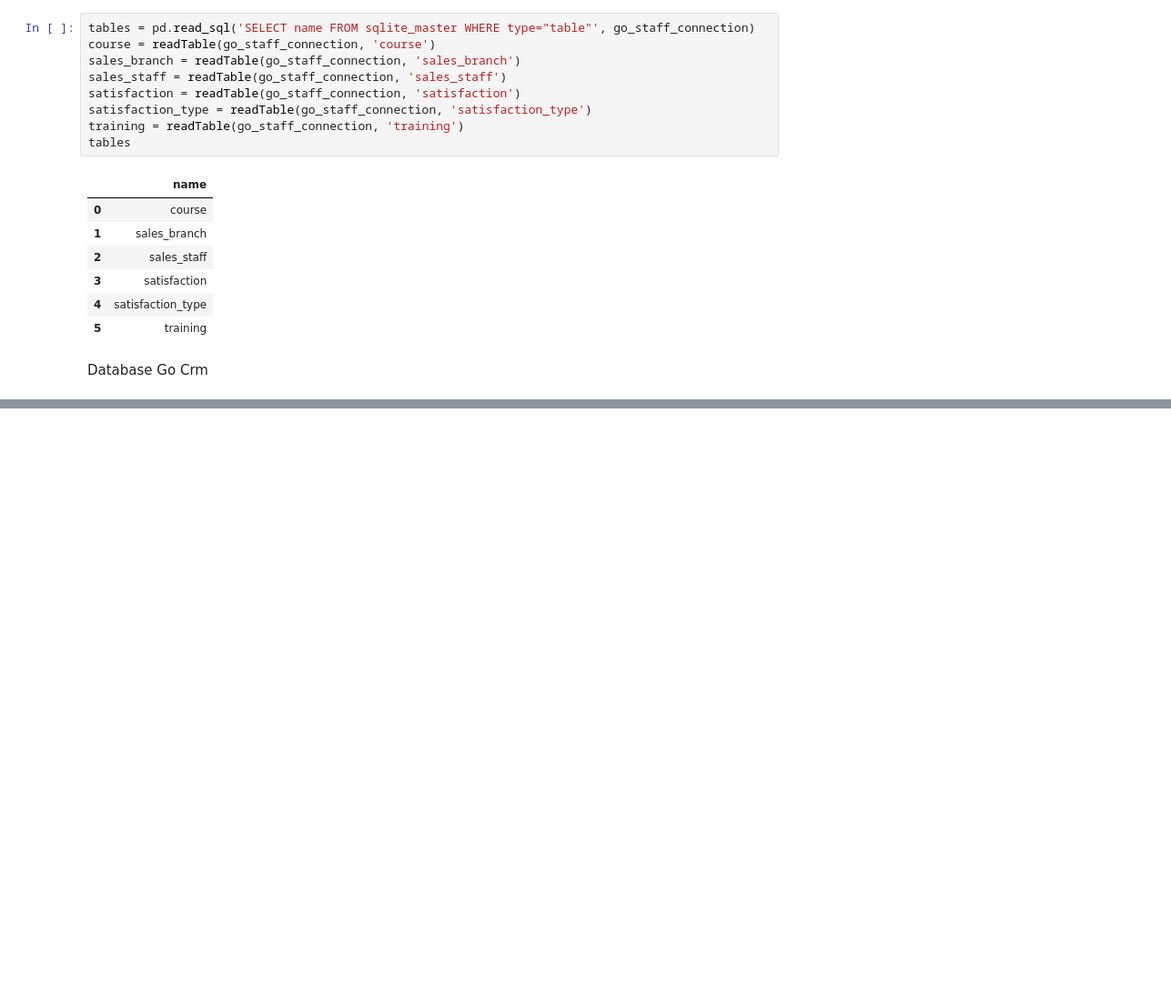
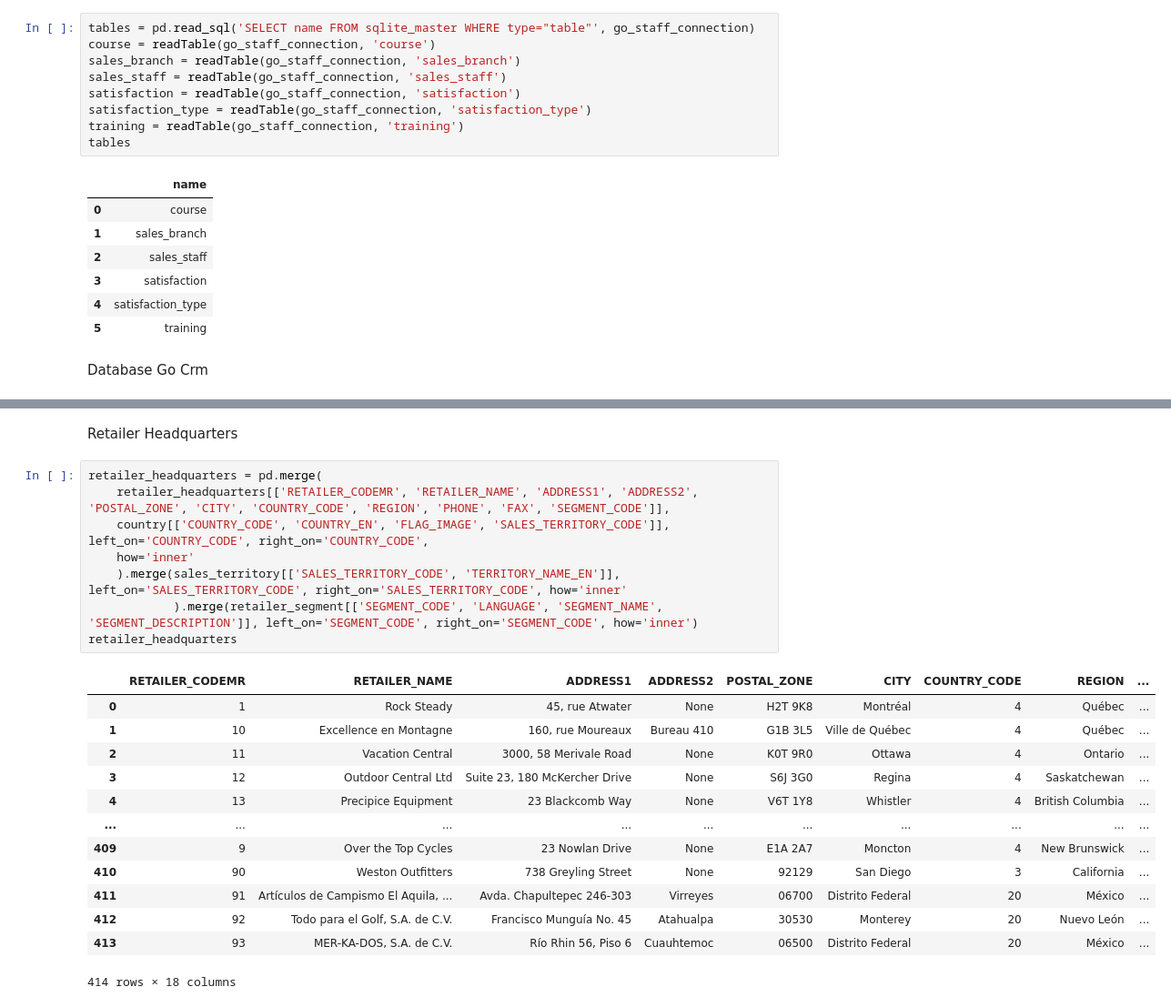
Before and after one commit to OutworldToast/Data-Warehouse, a Jupyter notebook: DataWarehouse.ipynb, the cells around one changed output, grey strips where cells are left out. Shown at 91% size. Drawn from its saved outputs; the diff is of its cells as text; blank space fills up the shorter version.

```diff
--- a/DataWarehouse.ipynb
+++ b/DataWarehouse.ipynb
@@ -132,0 +137,24 @@ tables
+# %% [markdown]
+Retailer Headquarters
+# %%
+retailer_headquarters = pd.merge(
+    retailer_headquarters[['RETAILER_CODEMR', 'RETAILER_NAME', 'ADDRESS1', 'ADDRESS2', 'POSTAL_ZONE', 'CITY', 'COUNTRY_CODE', 'REGION', 'PHONE', 'FAX', 'SEGMENT_CODE']],
+    country[['COUNTRY_CODE', 'COUNTRY_EN', 'FLAG_IMAGE', 'SALES_TERRITORY_CODE']], left_on='COUNTRY_CODE', right_on='COUNTRY_CODE',
+    how='inner'
+    ).merge(sales_territory[['SALES_TERRITORY_CODE', 'TERRITORY_NAME_EN']], left_on='SALES_TERRITORY_CODE', right_on='SALES_TERRITORY_CODE', how='inner'
+            ).merge(retailer_segment[['SEGMENT_CODE', 'LANGUAGE', 'SEGMENT_NAME', 'SEGMENT_DESCRIPTION']], left_on='SEGMENT_CODE', right_on='SEGMENT_CODE', how='inner')
+retailer_headquarters
+# %% [output]
+|  | RETAILER_CODEMR | RETAILER_NAME | ADDRESS1 | ADDRESS2 | POSTAL_ZONE | CITY | COUNTRY_CODE | REGION | ... |
+| 0 | 1 | Rock Steady | 45, rue Atwater | None | H2T 9K8 | Montréal | 4 | Québec | ... |
+| 1 | 10 | Excellence en Montagne | 160, rue Moureaux | Bureau 410 | G1B 3L5 | Ville de Québec | 4 | Québec | ... |
+| 2 | 11 | Vacation Central | 3000, 58 Merivale Road | None | K0T 9R0 | Ottawa | 4 | Ontario | ... |
+| 3 | 12 | Outdoor Central Ltd | Suite 23, 180 McKercher Drive | None | S6J 3G0 | Regina | 4 | Saskatchewan | ... |
+| 4 | 13 | Precipice Equipment | 23 Blackcomb Way | None | V6T 1Y8 | Whistler | 4 | British Columbia | ... |
+| ... | ... | ... | ... | ... | ... | ... | ... | ... | ... |
+| 409 | 9 | Over the Top Cycles | 23 Nowlan Drive | None | E1A 2A7 | Moncton | 4 | New Brunswick | ... |
+| 410 | 90 | Weston Outfitters | 738 Greyling Street | None | 92129 | San Diego | 3 | California | ... |
+| 411 | 91 | Artículos de Campismo El Aquila, ... | Avda. Chapultepec 246-303 | Virreyes | 06700 | Distrito Federal | 20 | México | ... |
+| 412 | 92 | Todo para el Golf, S.A. de C.V. | Francisco Munguía No. 45 | Atahualpa | 30530 | Monterey | 20 | Nuevo León | ... |
+| 413 | 93 | MER-KA-DOS, S.A. de C.V. | Río Rhin 56, Piso 6 | Cuauhtemoc | 06500 | Distrito Federal | 20 | México | ... |
+414 rows × 18 columns
```
Also changed, not shown: parts of 9 cells of this notebook.
